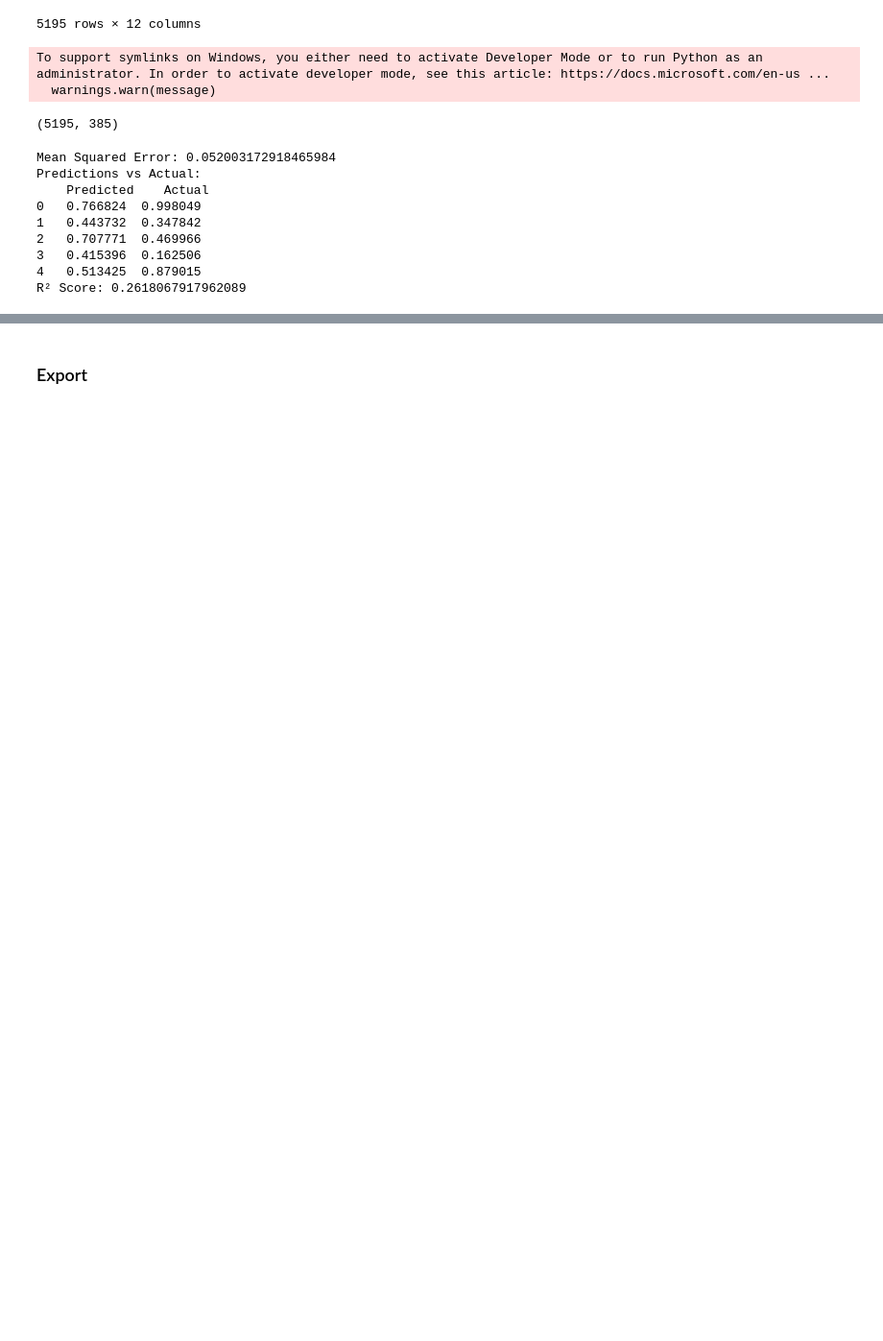
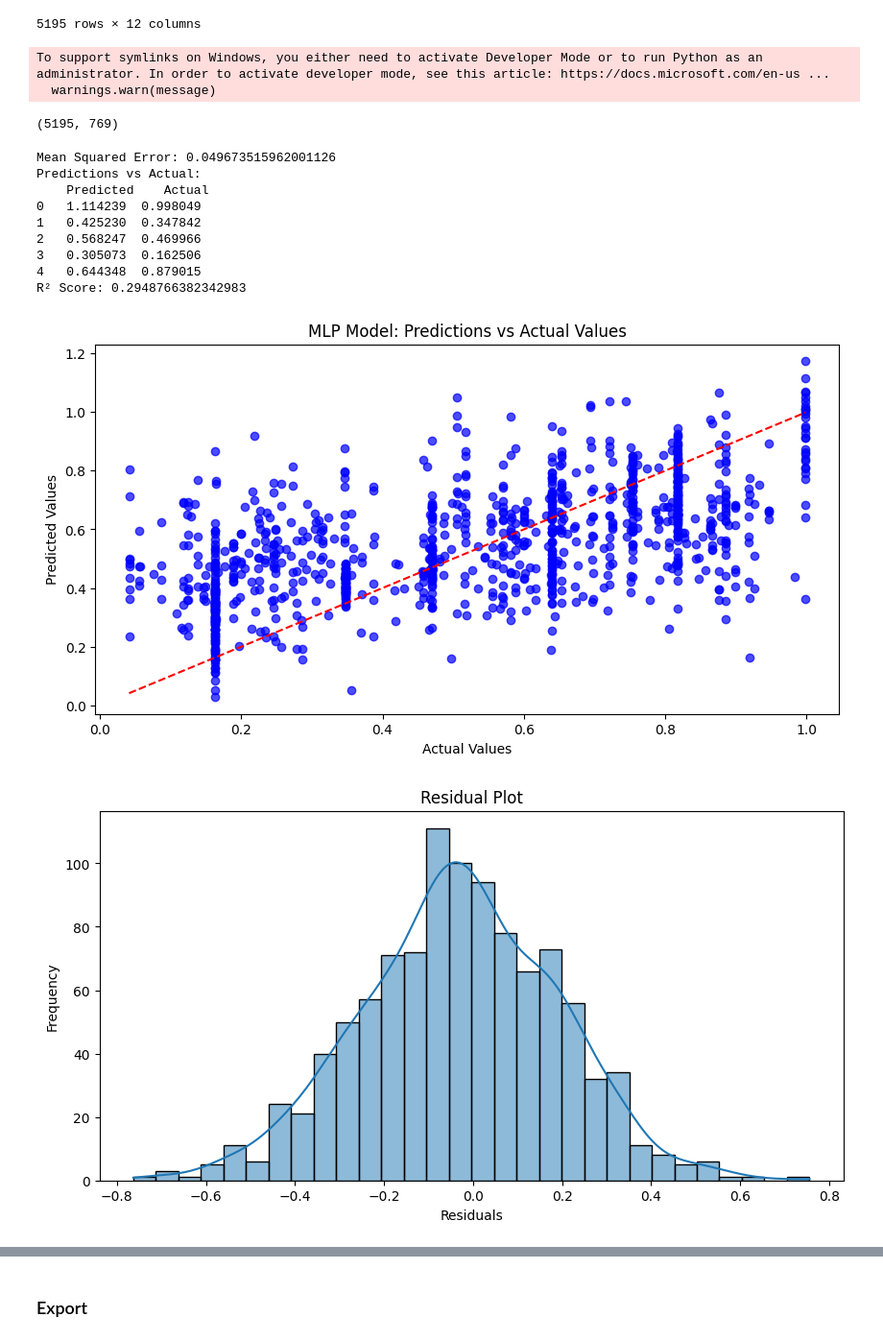
Before and after one commit to Raphaaella/MA_Thesis, a Jupyter notebook: 01_code/merge_URL_domain.ipynb, the cells around one changed output, grey strips where cells are left out. Shown: that part at 96% size. Cells and saved outputs as stored; diff of their text form; code cells hidden in the pictures; blank space fills up the shorter version.

Commit message:
replace mini with bert for embeddings

```diff
--- a/01_code/merge_URL_domain.ipynb
+++ b/01_code/merge_URL_domain.ipynb
@@ -163,7 +170,7 @@ urls_sample
 from sentence_transformers import SentenceTransformer
 
 # Load the pre-trained model for generating embeddings
-model = SentenceTransformer('all-MiniLM-L6-v2')
+model = SentenceTransformer('bert-base-nli-mean-tokens')
 
 # Convert the title column to embeddings
 urls_sample['title_embedding'] = urls_sample['title'].apply(lambda x: model.encode(str(x)))
@@ -185,7 +192,7 @@ print(X.shape)
 #X = urls_sample[['start_year', 'chat_idx']].values
 y = urls_sample['pc1'].values
 # %% [output]
-(5195, 385)
+(5195, 769)
 # %%
 # Step 4: Train an MLP Model
 # Split the data into training and testing sets
@@ -211,12 +218,50 @@ from sklearn.metrics import r2_score
 r2 = r2_score(y_test, y_pred)
 print(f'R² Score: {r2}')
 # %% [output]
-Mean Squared Error: 0.052003172918465984
+Mean Squared Error: 0.049673515962001126
 Predictions vs Actual:
     Predicted    Actual
-0   0.766824  0.998049
-1   0.443732  0.347842
-2   0.707771  0.469966
-3   0.415396  0.162506
-4   0.513425  0.879015
-R² Score: 0.2618067917962089
+0   1.114239  0.998049
+1   0.425230  0.347842
+2   0.568247  0.469966
+3   0.305073  0.162506
+4   0.644348  0.879015
+R² Score: 0.2948766382342983
+# %%
+import matplotlib.pyplot as plt
+import seaborn as sns
+import numpy as np
+from sklearn.metrics import mean_squared_error, r2_score
+
+# Predictions vs. Actual Values
+plt.figure(figsize=(10, 5))
+plt.scatter(y_test, y_pred, alpha=0.7, color='b')
+plt.plot([y_test.min(), y_test.max()], [y_test.min(), y_test.max()], 'r--')  # Ideal line
+plt.xlabel("Actual Values")
+plt.ylabel("Predicted Values")
+plt.title("MLP Model: Predictions vs Actual Values")
+plt.show()
+
+# Residual Plot
+residuals = y_test - y_pred
+plt.figure(figsize=(10, 5))
+sns.histplot(residuals, kde=True, bins=30)
+plt.xlabel("Residuals")
+plt.ylabel("Frequency")
+plt.title("Residual Plot")
+plt.show()
+
+# Plotting training loss curve if available
+if hasattr(mlp, 'loss_curve_'):
+    plt.figure(figsize=(10, 5))
+    plt.plot(mlp.loss_curve_, label='Training Loss')
+    plt.xlabel("Epoch")
+    plt.ylabel("Mean Squared Error")
+    plt.title("MLP Training Loss Curve")
+    plt.legend()
+    plt.show()
+else:
+    print("Loss curve not available.")
+# %% [output]
+[figure, added]
+[figure, added]
```
Also changed, not shown: parts of 2 cells of this notebook, 2 other files.
